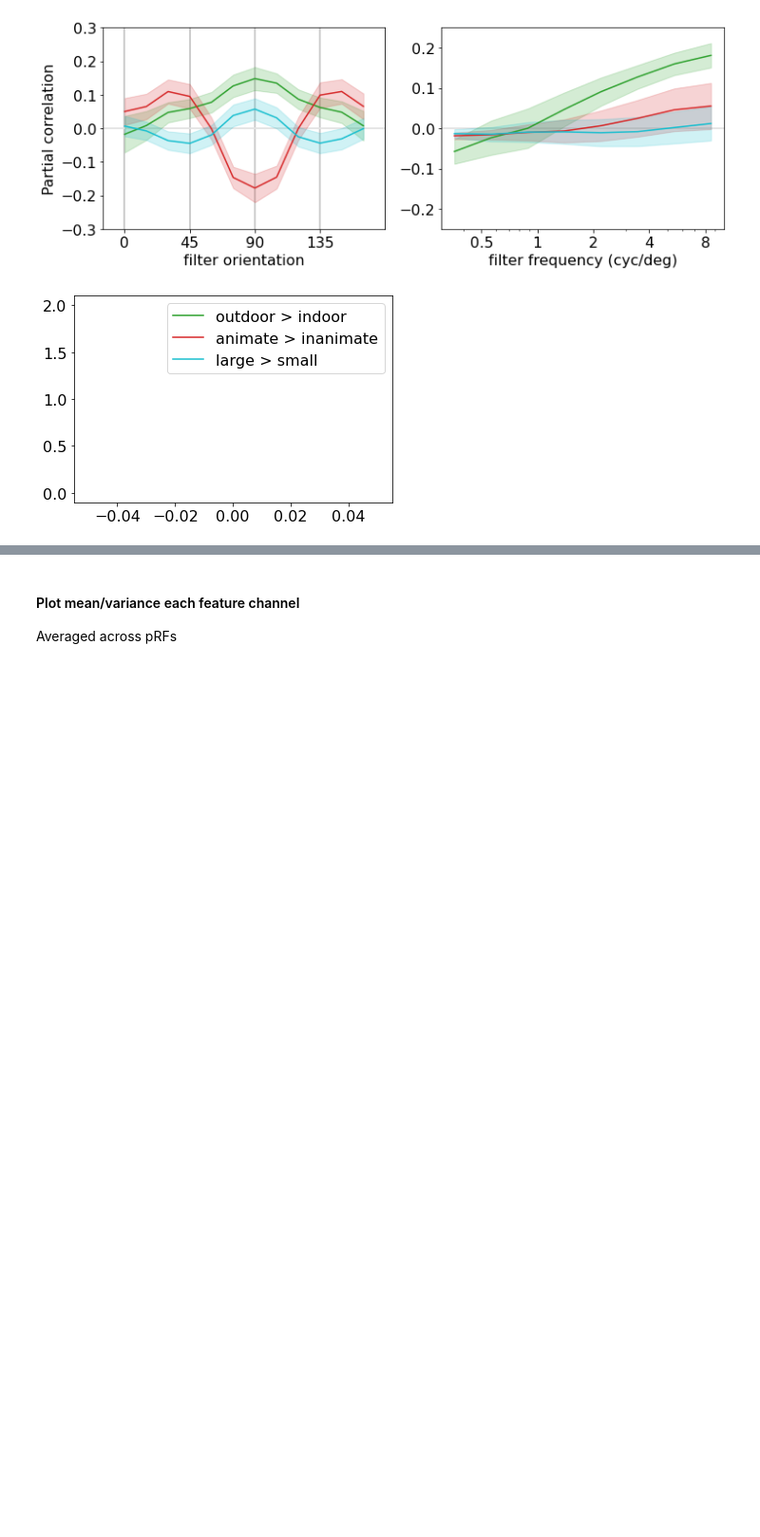
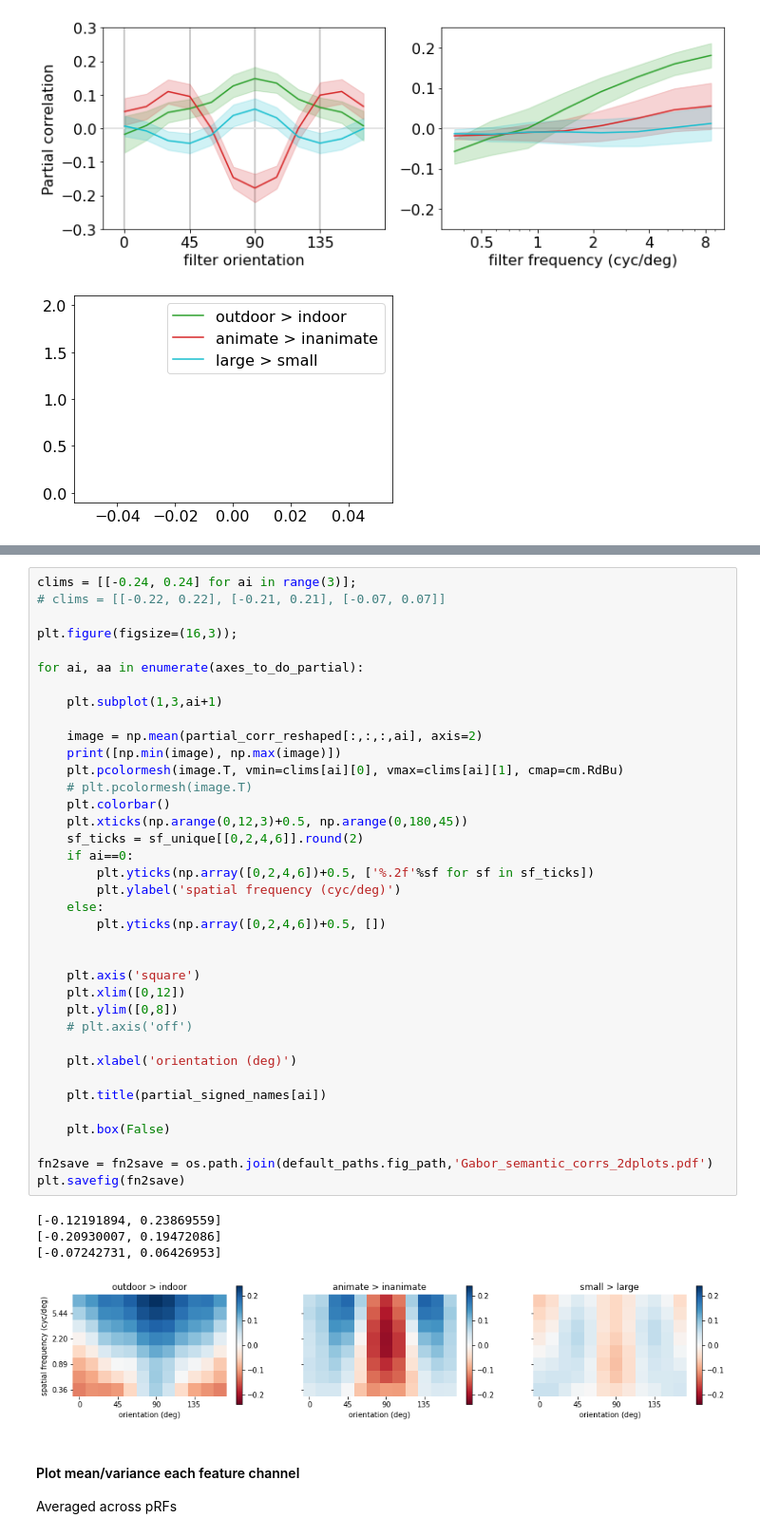
Before and after one commit to mmhenderson/image_stats_gabor, a Jupyter notebook: plot_image_stats/gabor_feature_stats.ipynb, the cells around one changed output, grey strips where cells are left out. Shown at 95% size. Saved outputs shown, nothing was run; the diff lists cells and outputs as text; blank space fills up the shorter version.

```diff
--- a/plot_image_stats/gabor_feature_stats.ipynb
+++ b/plot_image_stats/gabor_feature_stats.ipynb
@@ -154,3 +167,45 @@ plt.savefig(fn2save)
+# %%
+clims = [[-0.24, 0.24] for ai in range(3)];
+# clims = [[-0.22, 0.22], [-0.21, 0.21], [-0.07, 0.07]]
+
+plt.figure(figsize=(16,3));
+
+for ai, aa in enumerate(axes_to_do_partial):
+
+    plt.subplot(1,3,ai+1)
+
+    image = np.mean(partial_corr_reshaped[:,:,:,ai], axis=2)
+    print([np.min(image), np.max(image)])
+    plt.pcolormesh(image.T, vmin=clims[ai][0], vmax=clims[ai][1], cmap=cm.RdBu)
+    # plt.pcolormesh(image.T)
+    plt.colorbar()
+    plt.xticks(np.arange(0,12,3)+0.5, np.arange(0,180,45))
+    sf_ticks = sf_unique[[0,2,4,6]].round(2)
+    if ai==0:
+        plt.yticks(np.array([0,2,4,6])+0.5, ['%.2f'%sf for sf in sf_ticks])
+        plt.ylabel('spatial frequency (cyc/deg)')
+    else:
+        plt.yticks(np.array([0,2,4,6])+0.5, [])
+
+
+    plt.axis('square')
+    plt.xlim([0,12])
+    plt.ylim([0,8])
+    # plt.axis('off')
+
+    plt.xlabel('orientation (deg)')
+
+    plt.title(partial_signed_names[ai])
+
+    plt.box(False)
+
+fn2save = fn2save = os.path.join(default_paths.fig_path,'Gabor_semantic_corrs_2dplots.pdf')
+plt.savefig(fn2save)
+# %% [output]
+[-0.12191894, 0.23869559]
+[-0.20930007, 0.19472086]
+[-0.07242731, 0.06426953]
+[figure, added]
 # %% [markdown]
 #### Plot mean/variance each feature channel
 Averaged across pRFs
```
Also changed, not shown: parts of 7 cells of this notebook, 8 other files.
